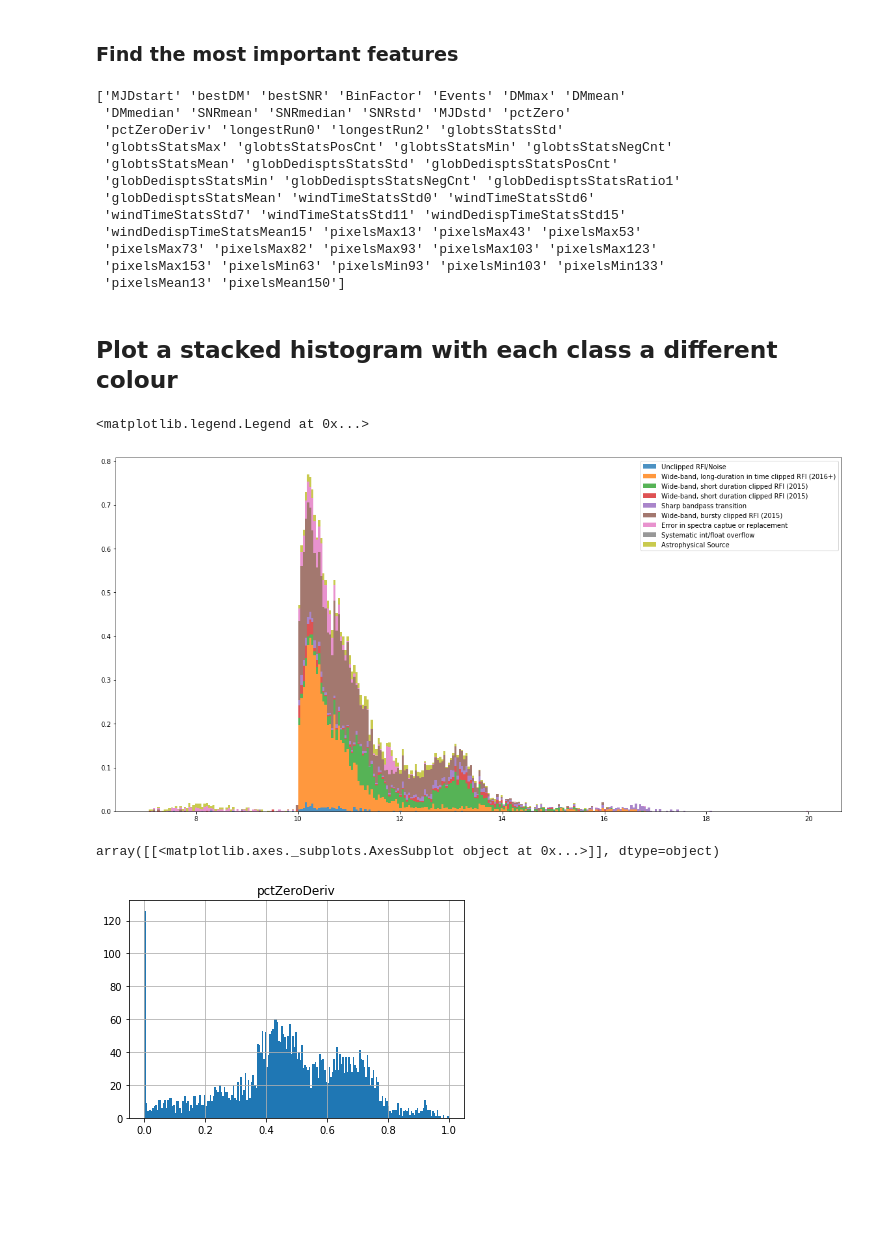
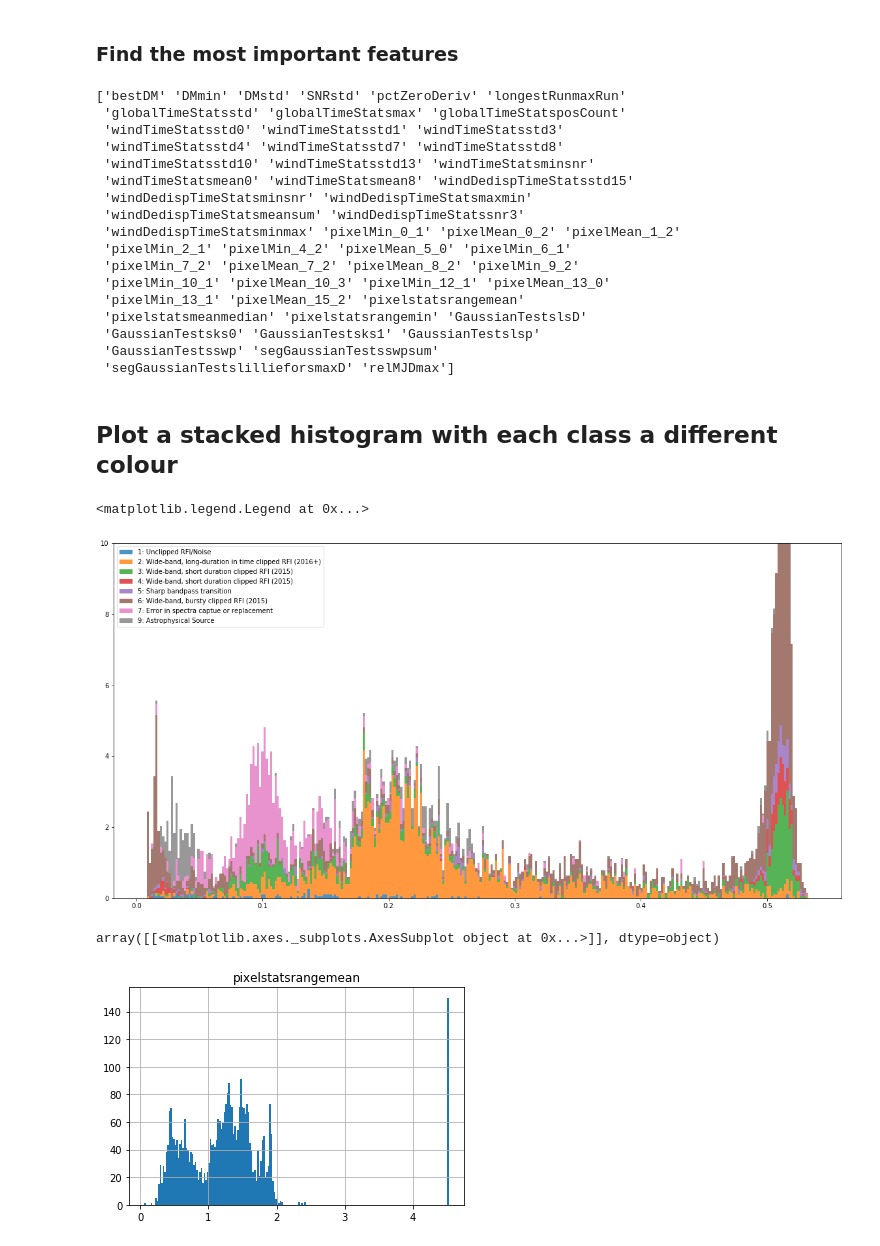
Before and after one commit to inigoval/pulseClassifier, a Jupyter notebook: notebooks/histograms.ipynb, the cells around one changed output. Cells and saved outputs as stored; diff of their text form; code cells hidden in the pictures; blank space fills up the shorter version.

```diff
--- a/notebooks/histograms.ipynb
+++ b/notebooks/histograms.ipynb
@@ -11,15 +11,12 @@ import matplotlib.pyplot as plt
 %matplotlib inline
 
 #Read in preprocessed dataframes:
-featureDf = pd.read_pickle('./processed.files/labelled/featureDf')
-labelledDf = pd.read_pickle('./processed.files/labelled/labelledDf')
+featureDf = pd.read_pickle('./processed.files/labelled/featureDfnew')
+labelledDf = pd.read_pickle('./processed.files/labelled/labelledDfnew')
 
 #Read in preprocessed numpy arrays:
-preProcFeats = np.load('./processed.files/labelled/features.npy')
-preProcLabels = np.load('./processed.files//labelled/labels.npy')
-
-#Define the shuffling k-fold: - unecessary
-#k_fold = sklearn.model_selection.StratifiedKFold(n_splits=3, shuffle=True)
+preProcFeats = np.load('./processed.files/labelled/featuresnew.npy')
+preProcLabels = np.load('./processed.files//labelled/labelsnew.npy')
 
 #Use the RandomForest method for the OneVsRestClassifier and specify hyper-parameters:
 randForest = sklearn.multiclass.OneVsRestClassifier(sklearn.ensemble.RandomForestClassifier())
@@ -66,53 +63,61 @@ print featurez
 
 #print features
 # %% [output]
-['MJDstart' 'bestDM' 'bestSNR' 'BinFactor' 'Events' 'DMmax' 'DMmean'
- 'DMmedian' 'SNRmean' 'SNRmedian' 'SNRstd' 'MJDstd' 'pctZero'
- 'pctZeroDeriv' 'longestRun0' 'longestRun2' 'globtsStatsStd'
- 'globtsStatsMax' 'globtsStatsPosCnt' 'globtsStatsMin' 'globtsStatsNegCnt'
- 'globtsStatsMean' 'globDedisptsStatsStd' 'globDedisptsStatsPosCnt'
- 'globDedisptsStatsMin' 'globDedisptsStatsNegCnt' 'globDedisptsStatsRatio1'
- 'globDedisptsStatsMean' 'windTimeStatsStd0' 'windTimeStatsStd6'
- 'windTimeStatsStd7' 'windTimeStatsStd11' 'windDedispTimeStatsStd15'
- 'windDedispTimeStatsMean15' 'pixelsMax13' 'pixelsMax43' 'pixelsMax53'
- 'pixelsMax73' 'pixelsMax82' 'pixelsMax93' 'pixelsMax103' 'pixelsMax123'
- 'pixelsMax153' 'pixelsMin63' 'pixelsMin93' 'pixelsMin103' 'pixelsMin133'
- 'pixelsMean13' 'pixelsMean150']
+['bestDM' 'DMmin' 'DMstd' 'SNRstd' 'pctZeroDeriv' 'longestRunmaxRun'
+ 'globalTimeStatsstd' 'globalTimeStatsmax' 'globalTimeStatsposCount'
+ 'windTimeStatsstd0' 'windTimeStatsstd1' 'windTimeStatsstd3'
+ 'windTimeStatsstd4' 'windTimeStatsstd7' 'windTimeStatsstd8'
+ 'windTimeStatsstd10' 'windTimeStatsstd13' 'windTimeStatsminsnr'
+ 'windTimeStatsmean0' 'windTimeStatsmean8' 'windDedispTimeStatsstd15'
+ 'windDedispTimeStatsminsnr' 'windDedispTimeStatsmaxmin'
+ 'windDedispTimeStatsmeansum' 'windDedispTimeStatssnr3'
+ 'windDedispTimeStatsminmax' 'pixelMin_0_1' 'pixelMean_0_2' 'pixelMean_1_2'
+ 'pixelMin_2_1' 'pixelMin_4_2' 'pixelMean_5_0' 'pixelMin_6_1'
+ 'pixelMin_7_2' 'pixelMean_7_2' 'pixelMean_8_2' 'pixelMin_9_2'
+ 'pixelMin_10_1' 'pixelMean_10_3' 'pixelMin_12_1' 'pixelMean_13_0'
+ 'pixelMin_13_1' 'pixelMean_15_2' 'pixelstatsrangemean'
+ 'pixelstatsmeanmedian' 'pixelstatsrangemin' 'GaussianTestslsD'
+ 'GaussianTestsks0' 'GaussianTestsks1' 'GaussianTestslsp'
+ 'GaussianTestsswp' 'segGaussianTestsswpsum'
+ 'segGaussianTestslillieforsmaxD' 'relMJDmax']
 # %% [markdown]
 ## Plot a stacked histogram with each class a different colour
 # %%
-labels = np.array([1,2,3,4,5,6,7,8,9])
+labels = np.array([1,2,3,4,5,6,7,9])
 featlist = []
 
 for label in labels:
     ndf = labelledDf[labelledDf['Label'] == label]
 
-    featcol = ndf.as_matrix(columns=['SNRmean'])
+    featcol = ndf.as_matrix(columns=['GaussianTestslsD'])
     featlist.append(featcol)
 
-labellegend = 'Unclipped RFI/Noise', 'Wide-band, long-duration in time clipped RFI (2016+)', 'Wide-band, short duration clipped RFI (2015)', 'Wide-band, short duration clipped RFI (2015)', 'Sharp bandpass transition', 'Wide-band, bursty clipped RFI (2015)', 'Error in spectra captue or replacement', 'Systematic int/float overflow', 'Astrophysical Source'
+labellegend = '1: Unclipped RFI/Noise', '2: Wide-band, long-duration in time clipped RFI (2016+)', \
+'3: Wide-band, short duration clipped RFI (2015)', '4: Wide-band, short duration clipped RFI (2015)', \
+'5: Sharp bandpass transition', '6: Wide-band, bursty clipped RFI (2015)', \
+'7: Error in spectra captue or replacement', '9: Astrophysical Source'
 
 plt.figure(figsize=(20,10))
 plt.hist(featlist, bins = 300, normed = True, stacked = True, alpha = 0.8, label=labellegend)
 #plt.yscale('log')
-#plt.ylim((0,25))
+plt.ylim((0,10))
 plt.legend()
 # %% [output]
 <matplotlib.legend.Legend at 0x...>
-[figure, old version]
+[figure, new version]
 # %%
 labelDf = labelledDf[labelledDf['Label'] == 2]
 
 #print labelDf['pctZeroDeriv'].mean()
 
-labelDf.hist(column = 'pctZeroDeriv', bins = 200)  # s is an instance of Se
+labelDf.hist(column = 'pixelstatsrangemean', bins = 200)
 
 #plt.title('Percentage of Class 2 Time Series with Zero Gradient')
 
 #plt.savefig('./important.feature.histograms/pctzerodivc2.png')
 # %% [output]
 array([[<matplotlib.axes._subplots.AxesSubplot object at 0x...>]], dtype=object)
-[figure, old version]
+[figure, new version]
 # %%
 labelDf = labelledDf[labelledDf['Label'] == 9]
 
```
Also changed, not shown: parts of 2 cells of this notebook, 5 other files.
